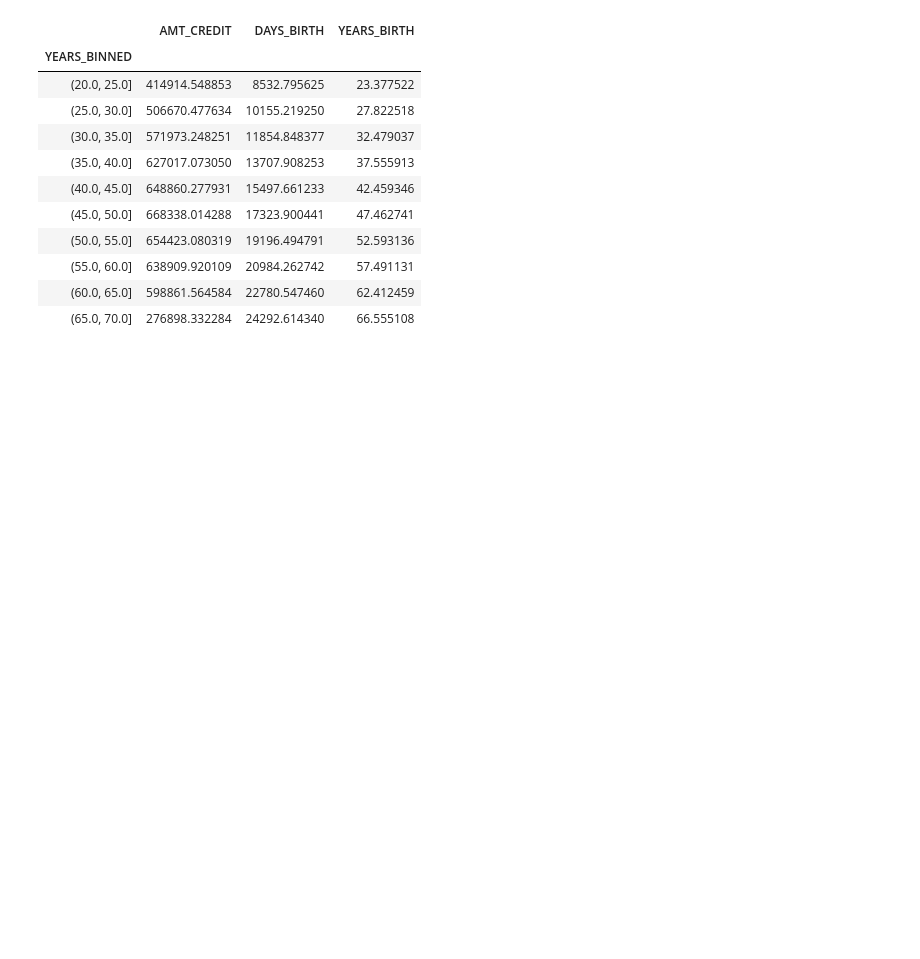
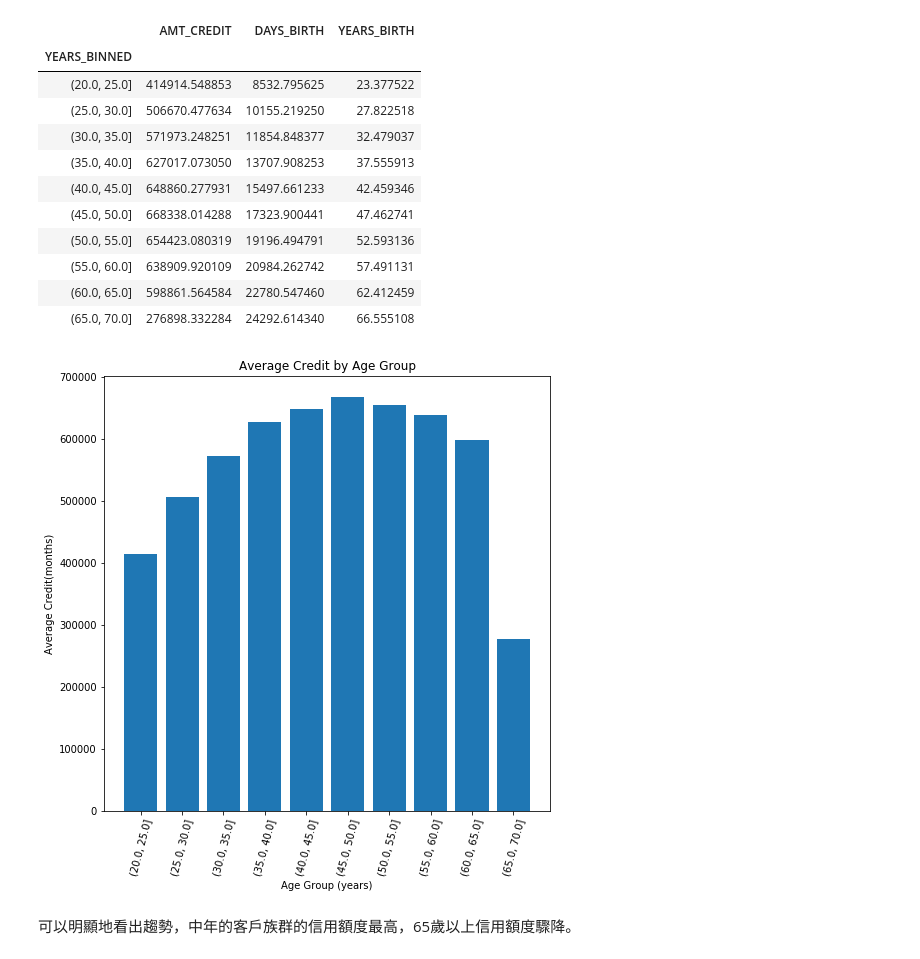
Before and after one commit to capslook1218/4th-ML100Days, a Jupyter notebook: homework/Day_018_HW.ipynb, the cells around one changed output. Drawn from its saved outputs; the diff is of its cells as text; code cells hidden in the pictures; blank space fills up the shorter version.

```diff
--- a/homework/Day_018_HW.ipynb
+++ b/homework/Day_018_HW.ipynb
@@ -79,3 +79,15 @@ age_groups
 | (55.0, 60.0] | 638909.920109 | 20984.262742 | 57.491131 |
 | (60.0, 65.0] | 598861.564584 | 22780.547460 | 62.412459 |
 | (65.0, 70.0] | 276898.332284 | 24292.614340 | 66.555108 |
+# %%
+plt.figure(figsize = (8, 8))
+
+# 繪製目標值平均與分組組別的長條圖
+plt.bar(range(len(age_groups.index)), age_groups['AMT_CREDIT'])
+# 加上 X, y 座標說明, 以及圖表的標題
+plt.xticks(range(len(age_groups.index)), age_groups.index, rotation = 75); plt.xlabel('Age Group (years)'); plt.ylabel('Average Credit(months)')
+plt.title('Average Credit by Age Group');
+# %% [output]
+[figure, added]
+# %% [markdown]
+可以明顯地看出趨勢，中年的客戶族群的信用額度最高，65歲以上信用額度驟降。
```
